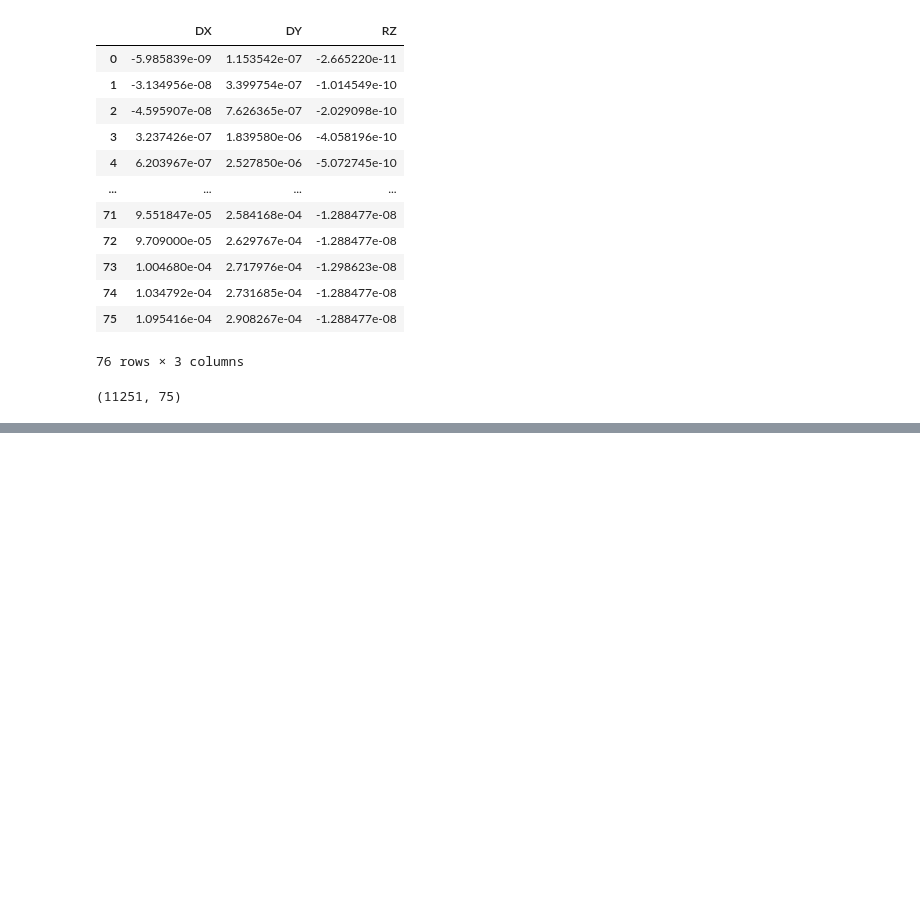
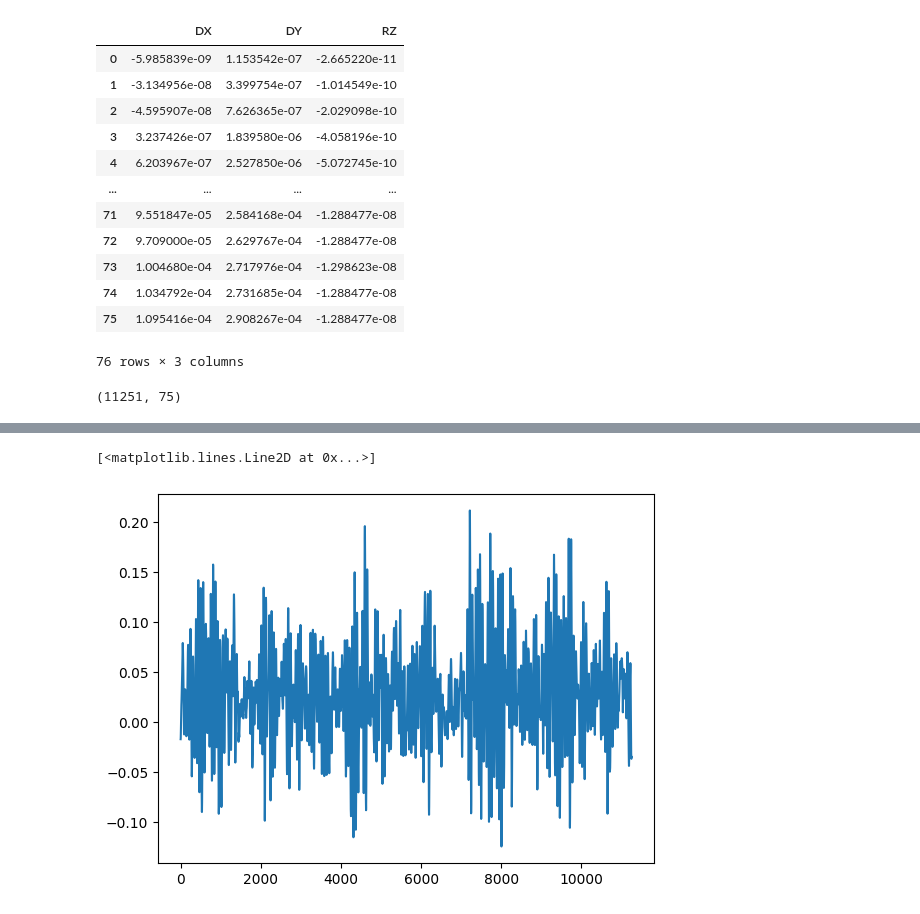
Before and after one commit to AeroSim-CFD/cfdmod, a Jupyter notebook: notebooks/test_hfpi.ipynb, the cells around one changed output, grey strips where cells are left out. Saved outputs shown, nothing was run; the diff lists cells and outputs as text; code cells hidden in the pictures; blank space fills up the shorter version.

```diff
--- a/notebooks/test_hfpi.ipynb
+++ b/notebooks/test_hfpi.ipynb
@@ -114,0 +136,6 @@ ValueError: Forces were already scaled. Unable to scale again
+# %%
+import matplotlib.pyplot as plt
+plt.plot(real_displacement['x'][:,75])
+# %% [output]
+[<matplotlib.lines.Line2D at 0x...>]
+[figure, added]
```
Also changed, not shown: parts of 4 cells of this notebook, 1 other file.
